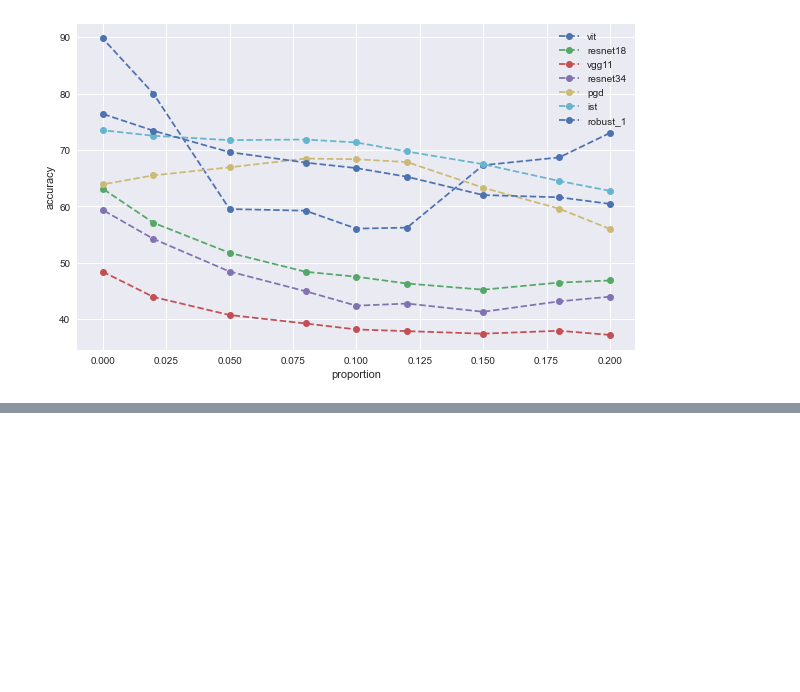
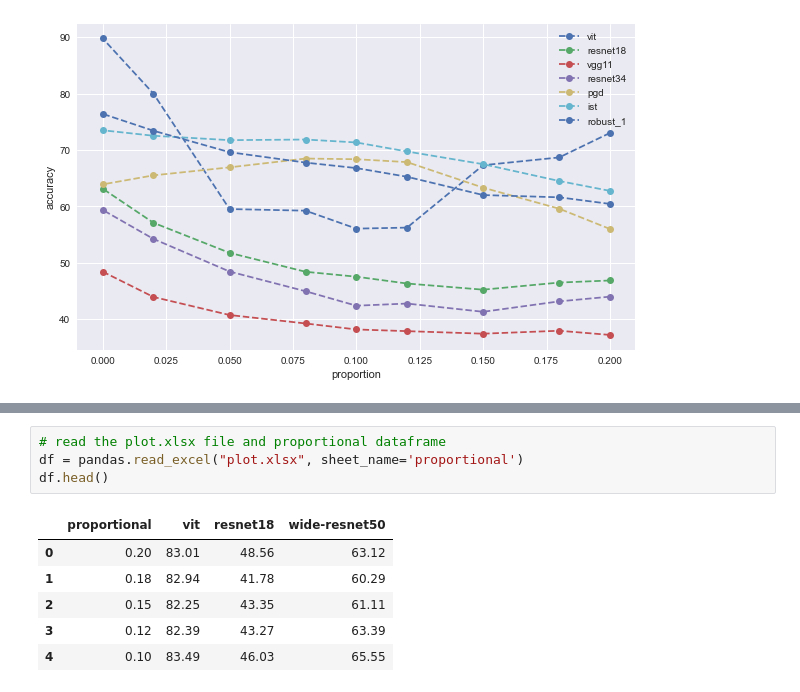
Before and after one commit to 1zeryu/GenInDL, a Jupyter notebook: plot.ipynb, the cells around one changed output, grey strips where cells are left out. Cells and saved outputs as stored; diff of their text form; blank space fills up the shorter version.

```diff
--- a/plot.ipynb
+++ b/plot.ipynb
@@ -194,0 +281,11 @@ plt.savefig('eval.svg', format='svg')
+# %%
+# read the plot.xlsx file and proportional dataframe
+df = pandas.read_excel("plot.xlsx", sheet_name='proportional')
+df.head()
+# %% [output]
+|  | proportional | vit | resnet18 | wide-resnet50 |
+| 0 | 0.20 | 83.01 | 48.56 | 63.12 |
+| 1 | 0.18 | 82.94 | 41.78 | 60.29 |
+| 2 | 0.15 | 82.25 | 43.35 | 61.11 |
+| 3 | 0.12 | 82.39 | 43.27 | 63.39 |
+| 4 | 0.10 | 83.49 | 46.03 | 65.55 |
```
Also changed, not shown: parts of 4 cells of this notebook, 7 other files.
